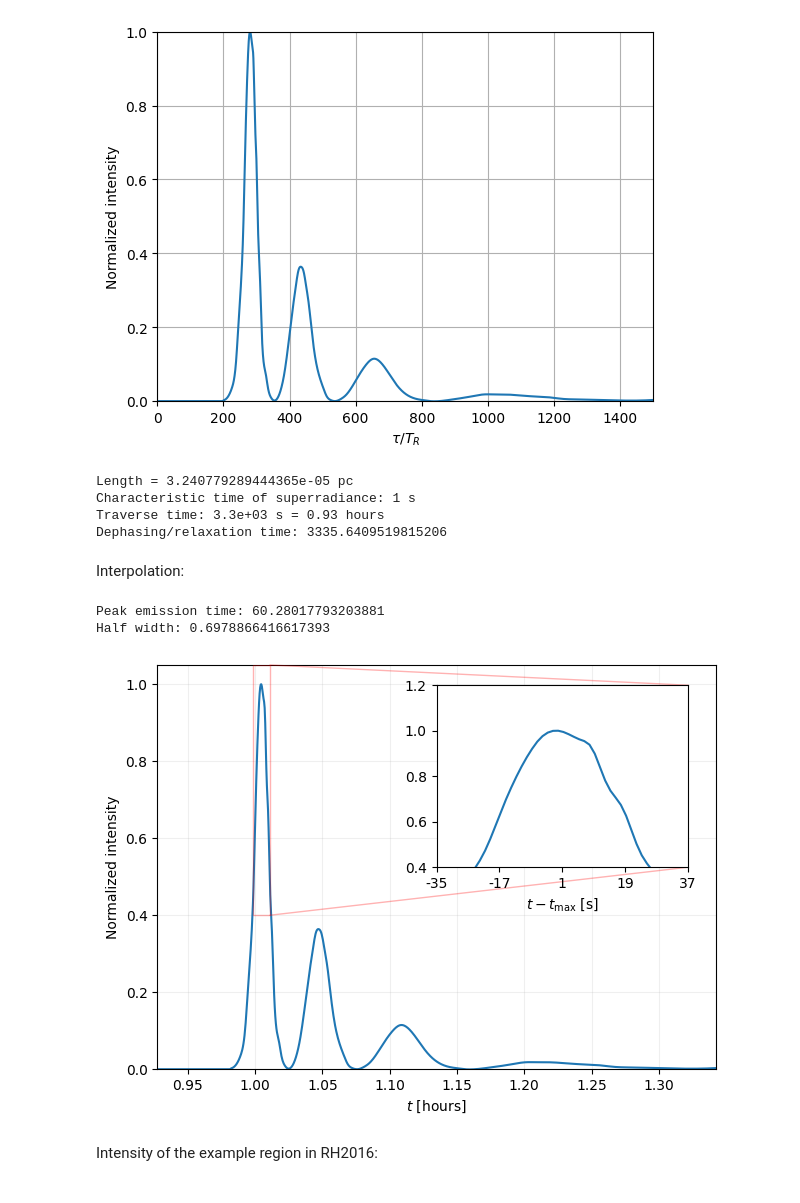
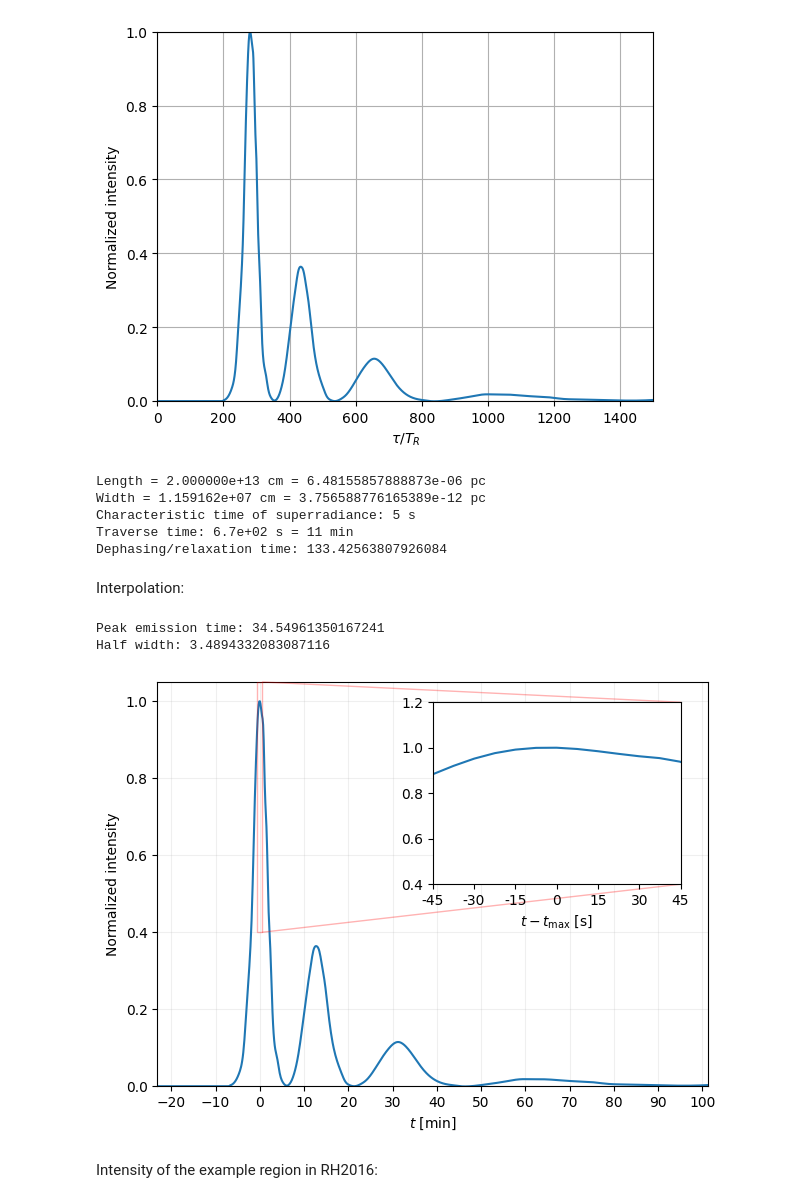
Before and after one commit to seap-udea/AreciboWow, a Jupyter notebook: AreciboWow_HIssModel_v1.ipynb, the cells around one changed output. Saved outputs shown, nothing was run; the diff lists cells and outputs as text; code cells hidden in the pictures.

```diff
--- a/AreciboWow_HIssModel_v1.ipynb
+++ b/AreciboWow_HIssModel_v1.ipynb
@@ -568,18 +568,22 @@ plt.grid()
 # %% [output]
 [figure]
 # %%
-L = 1e14/1e2 # cm
-print(f"Length = {L/pc} pc")
+#L = 1e14/1e2 # cm
+L = 2e13/1e2 # cm
+w = np.sqrt(lambda10*L/np.pi)
+print(f"Length = {L*1e2:e} cm = {L/pc} pc")
+print(f"Width = {w*1e2:e} cm = {w/pc} pc")
 TR = 1e3*(1e11/(L*1e2))
 print(f"Characteristic time of superradiance: {TR:.2g} s")
 taue = L/c # s
-print(f"Traverse time: {taue:.2g} s = {taue/const.hour:.2g} hours")
+print(f"Traverse time: {taue:.2g} s = {taue/const.minute:.2g} min")
 print(f"Dephasing/relaxation time: {taue/TR}")
 # %% [output]
-Length = 3.240779289444365e-05 pc
-Characteristic time of superradiance: 1 s
-Traverse time: 3.3e+03 s = 0.93 hours
-Dephasing/relaxation time: 3335.6409519815206
+Length = 2.000000e+13 cm = 6.48155857888873e-06 pc
+Width = 1.159162e+07 cm = 3.756588776165389e-12 pc
+Characteristic time of superradiance: 5 s
+Traverse time: 6.7e+02 s = 11 min
+Dephasing/relaxation time: 133.42563807926084
 # %% [markdown]
 Interpolation:
 # %%
@@ -600,48 +604,53 @@ dtau = ts[ihalfu]-ts[ihalfl]
 print(f"Peak emission time: {tmax/const.minute}")
 print(f"Half width: {dtau/const.minute}")
 # %% [output]
-Peak emission time: 60.28017793203881
-Half width: 0.6978866416617393
+Peak emission time: 34.54961350167241
+Half width: 3.4894332083087116
 # %%
-#tunit = const.minute
-tunit = const.hour ; nunit = 'hours'
+tunit = const.minute; nunit = 'min'
+#tunit = const.hour ; nunit = 'hours'
 
 fig, mnax = plt.subplots()
 
 iax = mnax.inset_axes(
    [0.5, 0.5, 0.45, 0.45],# [x, y, width, height]
-   xlim=[(tmax-1.1*dtau/2)/tunit, (tmax+1.1*dtau/2)/tunit],
+   xlim=[(-36)/tunit, (+36)/tunit],
    ylim=[0.4, 1.05], # sets viewport & tells relation to main axes
    xticklabels=[], yticklabels=[]
 )
 
-mnax.plot(ts/tunit,ISRs/ISRmax)
-iax.plot(ts/tunit,ISRs/ISRmax)
+mnax.plot((ts-tmax)/tunit,ISRs/ISRmax)
+iax.plot((ts-tmax)/tunit,ISRs/ISRmax)
 
 mnax.set_xlabel(rf'$t$ [{nunit}]')
 mnax.set_ylabel(r'Normalized intensity')
 mnax.margins(0)
 mnax.indicate_inset_zoom(iax, edgecolor="red", alpha=0.3)
 mnax.grid(zorder=-1000,alpha=0.2)
 
 # Set ticks
+xts = mnax.get_xticks()
+mnax.set_xticks(np.arange(xts[0],xts[-1]+1,10))
+mnax.set_xlim((ts[0]-tmax)/tunit,(ts[-1]-tmax)/tunit)
+
+# Set ticks
 xtl = []
 iax.set_xticks(iax.get_xticks())
 for xt in iax.get_xticks():
-   xtl.append(f"{xt*tunit-tmax:.0f}")
+   xtl.append(f"{xt*tunit:.0f}")
 iax.set_xticklabels(xtl)
 iax.set_xlabel(r"$t-t_{\mathrm{max}}$ [s]")
 
 ytl = []
 iax.set_yticks(iax.get_yticks())
 for yt in iax.get_yticks():
    ytl.append(f"{yt:.1f}")
 iax.set_yticklabels(ytl)
 
 fig.tight_layout();
 fig.savefig('DSR.png')
 # %% [output]
-[figure, old version]
+[figure, new version]
 # %% [markdown]
 Intensity of the example region in RH2016:
 # %%
```
Also changed, not shown: parts of 5 cells of this notebook, 2 other files.
